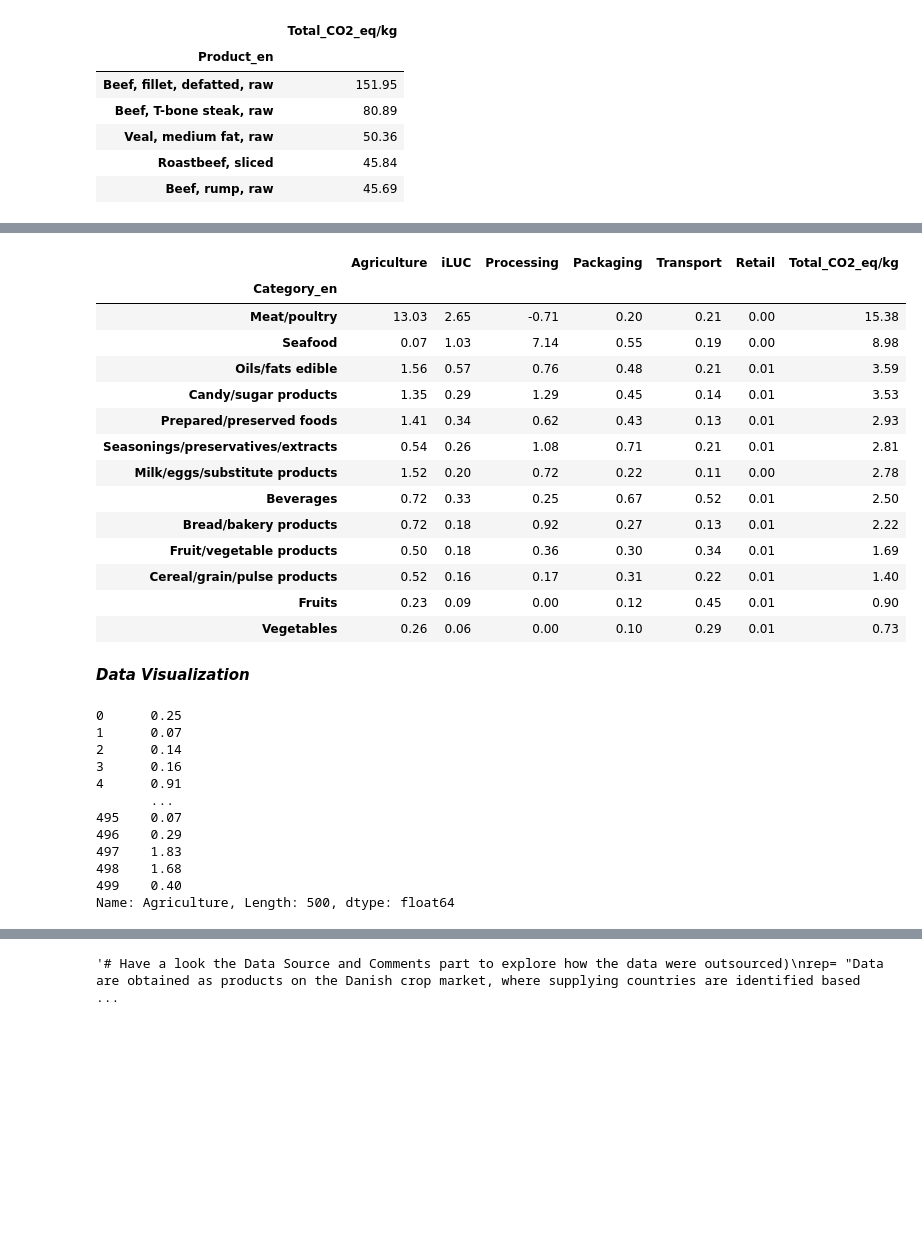
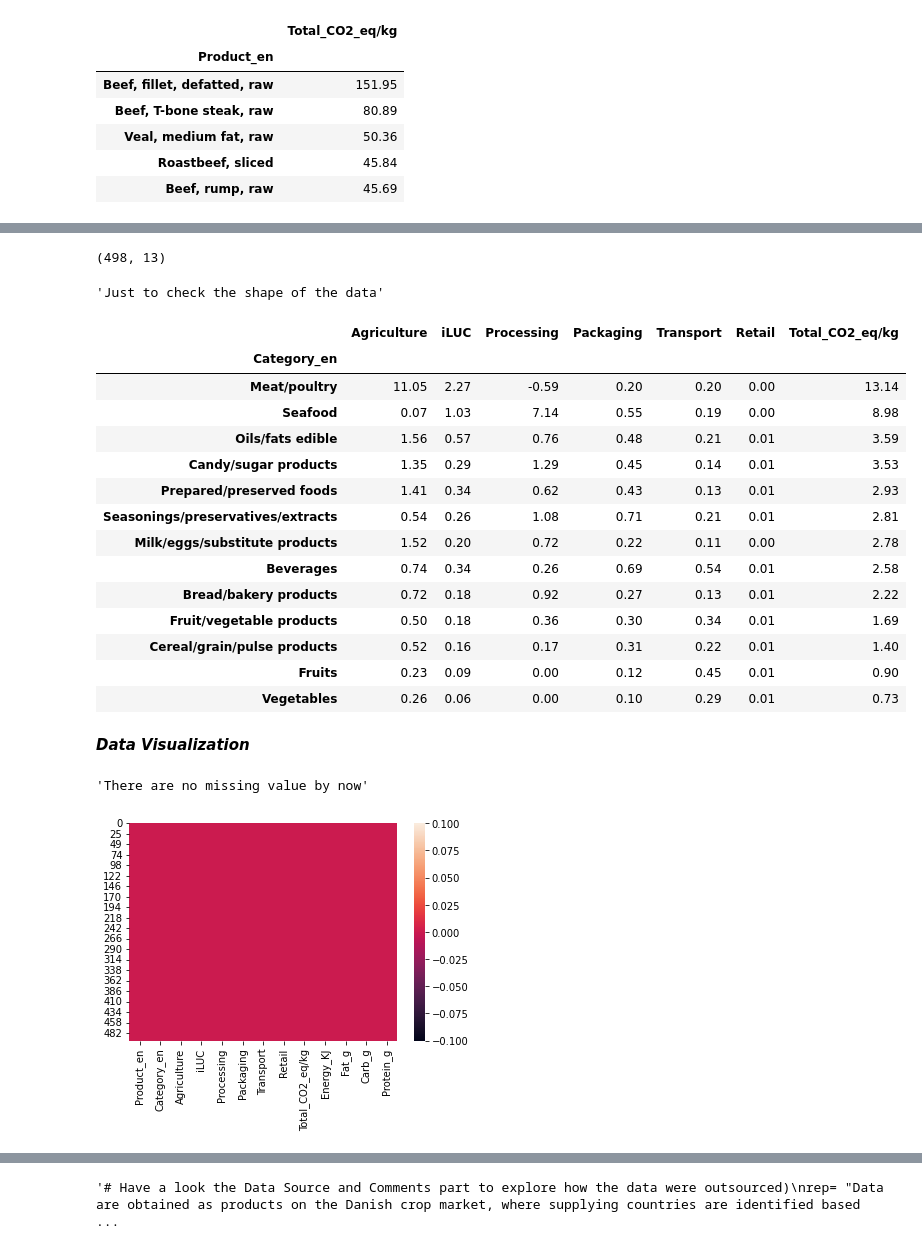
Before and after one commit to mrchapagain/FoodClimateAnalytics, a Jupyter notebook: ConcitoClimateAnalytics.ipynb, the cells around one changed output, grey strips where cells are left out. Drawn from its saved outputs; the diff is of its cells as text; code cells hidden in the pictures; blank space fills up the shorter version.

```diff
--- a/ConcitoClimateAnalytics.ipynb
+++ b/ConcitoClimateAnalytics.ipynb
@@ -205,18 +209,29 @@ selected_data[['Product_en', "Total_CO2_eq/kg"]].groupby(by= ['Product_en'], sor
+# %%
+to_drop1= selected_data[selected_data["Product_en"] == "Water, tap, drinking, average values"].index
+to_drop2= selected_data[selected_data["Product_en"] == "Beef, fillet, defatted, raw"].index
+to_drop= [to_drop1[0], to_drop2[0]]
+to_drop
+selected_dropped_data= selected_data.drop(labels=to_drop, inplace=False)
+print(selected_dropped_data.shape)
+"""Just to check the shape of the data"""
+# %% [output]
+(498, 13)
+'Just to check the shape of the data'
 # %%
 # Group some of the elements from columns with categorical data
-df=selected_data[['Category_en', 'Agriculture', 'iLUC', 'Processing',	'Packaging',	'Transport',	'Retail', 'Total_CO2_eq/kg']].groupby(by= ['Category_en'], sort=True).mean().sort_values(by=['Total_CO2_eq/kg'], ascending=False).round(decimals = 2)
-df
+df_with_category=selected_dropped_data[['Category_en', 'Agriculture', 'iLUC', 'Processing',	'Packaging',	'Transport',	'Retail', 'Total_CO2_eq/kg']].groupby(by= ['Category_en'], sort=True).mean().sort_values(by=['Total_CO2_eq/kg'], ascending=False).round(decimals = 2)
+df_with_category
 # %% [output]
 |  | Agriculture | iLUC | Processing | Packaging | Transport | Retail | Total_CO2_eq/kg |
 | Category_en |  |  |  |  |  |  |  |
-| Meat/poultry | 13.03 | 2.65 | -0.71 | 0.20 | 0.21 | 0.00 | 15.38 |
+| Meat/poultry | 11.05 | 2.27 | -0.59 | 0.20 | 0.20 | 0.00 | 13.14 |
 | Seafood | 0.07 | 1.03 | 7.14 | 0.55 | 0.19 | 0.00 | 8.98 |
 | Oils/fats edible | 1.56 | 0.57 | 0.76 | 0.48 | 0.21 | 0.01 | 3.59 |
 | Candy/sugar products | 1.35 | 0.29 | 1.29 | 0.45 | 0.14 | 0.01 | 3.53 |
 | Prepared/preserved foods | 1.41 | 0.34 | 0.62 | 0.43 | 0.13 | 0.01 | 2.93 |
 | Seasonings/preservatives/extracts | 0.54 | 0.26 | 1.08 | 0.71 | 0.21 | 0.01 | 2.81 |
 | Milk/eggs/substitute products | 1.52 | 0.20 | 0.72 | 0.22 | 0.11 | 0.00 | 2.78 |
-| Beverages | 0.72 | 0.33 | 0.25 | 0.67 | 0.52 | 0.01 | 2.50 |
+| Beverages | 0.74 | 0.34 | 0.26 | 0.69 | 0.54 | 0.01 | 2.58 |
 | Bread/bakery products | 0.72 | 0.18 | 0.92 | 0.27 | 0.13 | 0.01 | 2.22 |
 | Fruit/vegetable products | 0.50 | 0.18 | 0.36 | 0.30 | 0.34 | 0.01 | 1.69 |
 | Cereal/grain/pulse products | 0.52 | 0.16 | 0.17 | 0.31 | 0.22 | 0.01 | 1.40 |
@@ -228,17 +240,10 @@ df
 # %% [markdown]
 ***Data Visualization***
-# %%
-selected_data.Agriculture
-# %% [output]
-0      0.25
-1      0.07
-2      0.14
-3      0.16
-4      0.91
-       ...
-495    0.07
-496    0.29
-497    1.83
-498    1.68
-499    0.40
-Name: Agriculture, Length: 500, dtype: float64
+# %%
+# To cheeck missing value
+sns.heatmap(selected_dropped_data.isnull())
+
+"""There are no missing value by now"""
+# %% [output]
+'There are no missing value by now'
+[figure, added]
```
Also changed, not shown: parts of 12 cells of this notebook.
